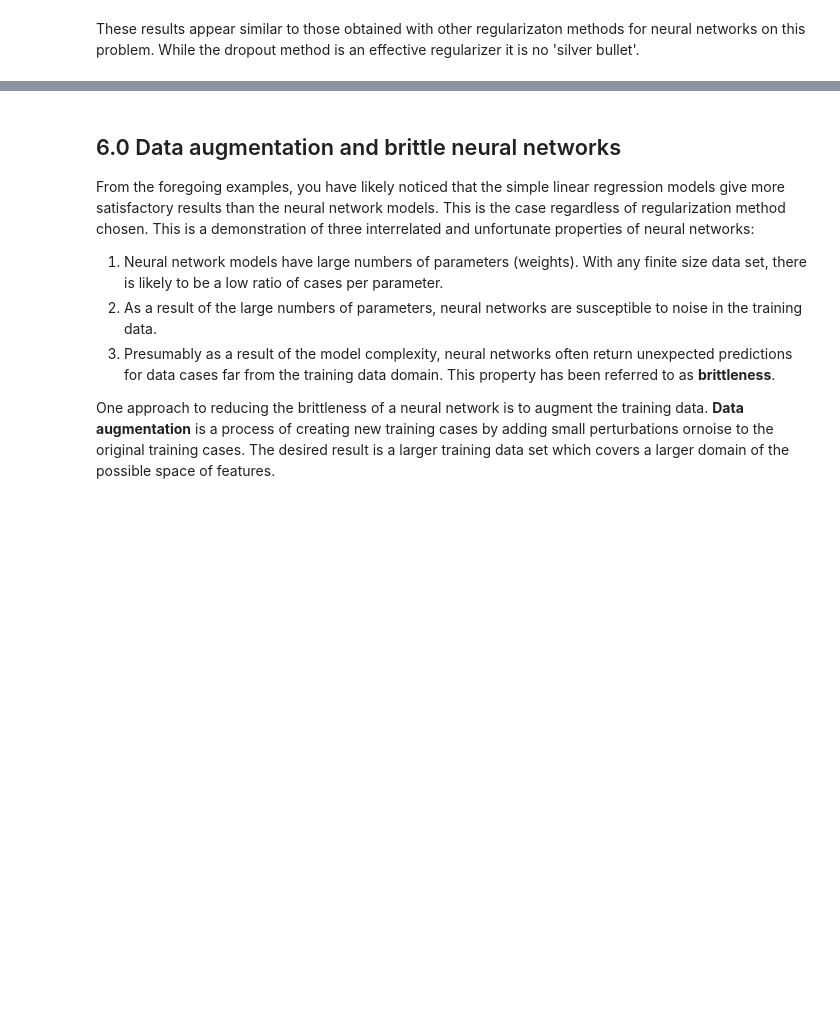
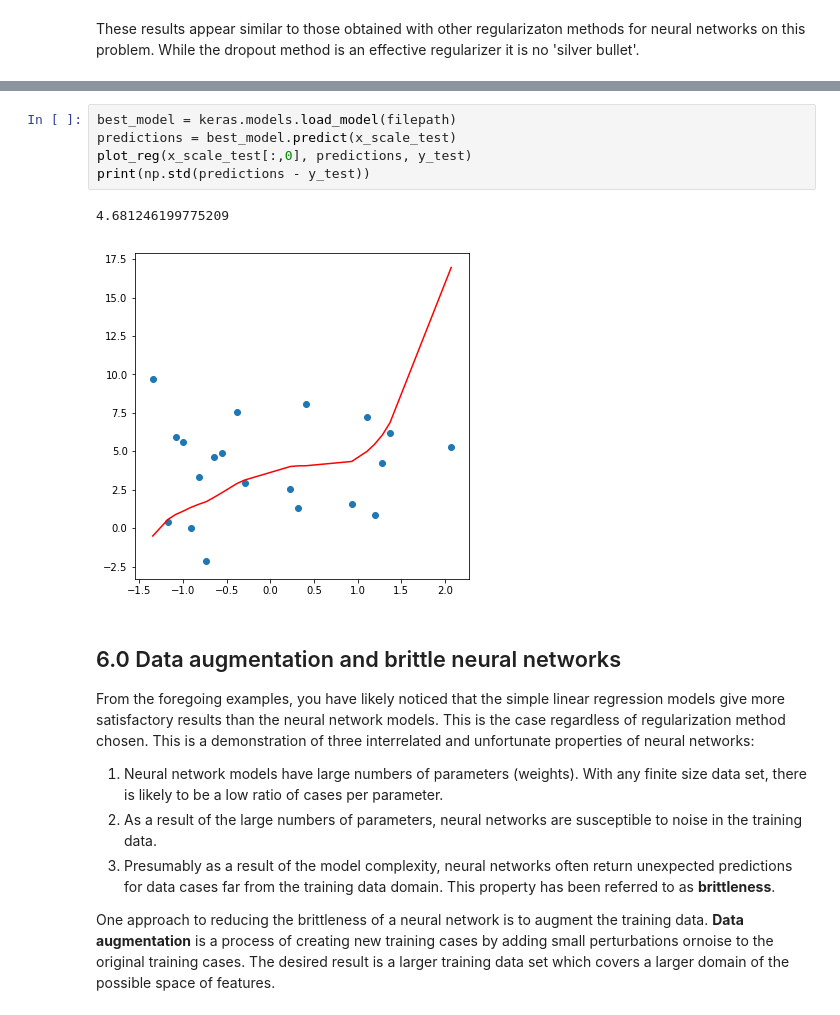
Before and after one commit to StephenElston/MachineLearning530, a Jupyter notebook: Lesson2/IntroToRegularization.ipynb, the cells around one changed output, grey strips where cells are left out. Cells and saved outputs as stored; diff of their text form; blank space fills up the shorter version.

```diff
--- a/Lesson2/IntroToRegularization.ipynb
+++ b/Lesson2/IntroToRegularization.ipynb
@@ -735,3 +781,11 @@ These results appear similar to those obtained with other regularizaton methods
+# %%
+best_model = keras.models.load_model(filepath)
+predictions = best_model.predict(x_scale_test)
+plot_reg(x_scale_test[:,0], predictions, y_test)
+print(np.std(predictions - y_test))
+# %% [output]
+4.681246199775209
+[figure, added]
 # %% [markdown]
 ## 6.0 Data augmentation and brittle neural networks
 
```
Also changed, not shown: parts of 45 cells of this notebook.
